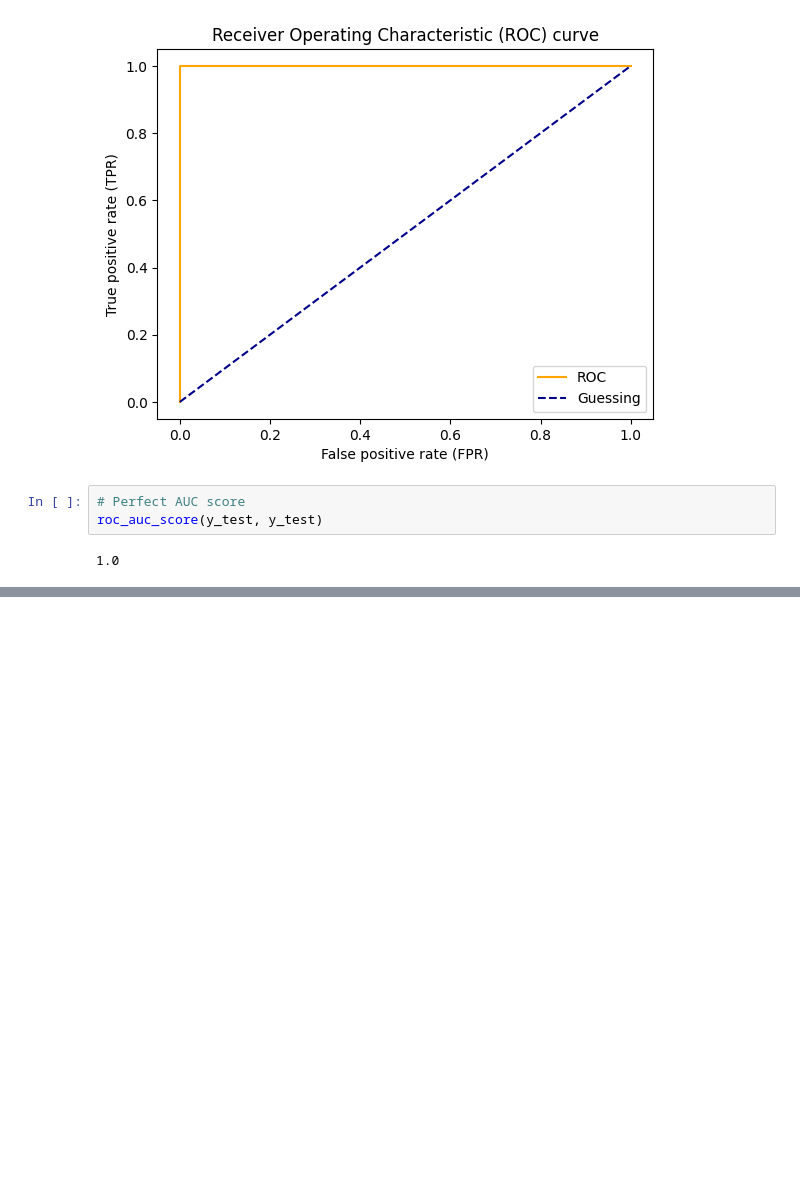
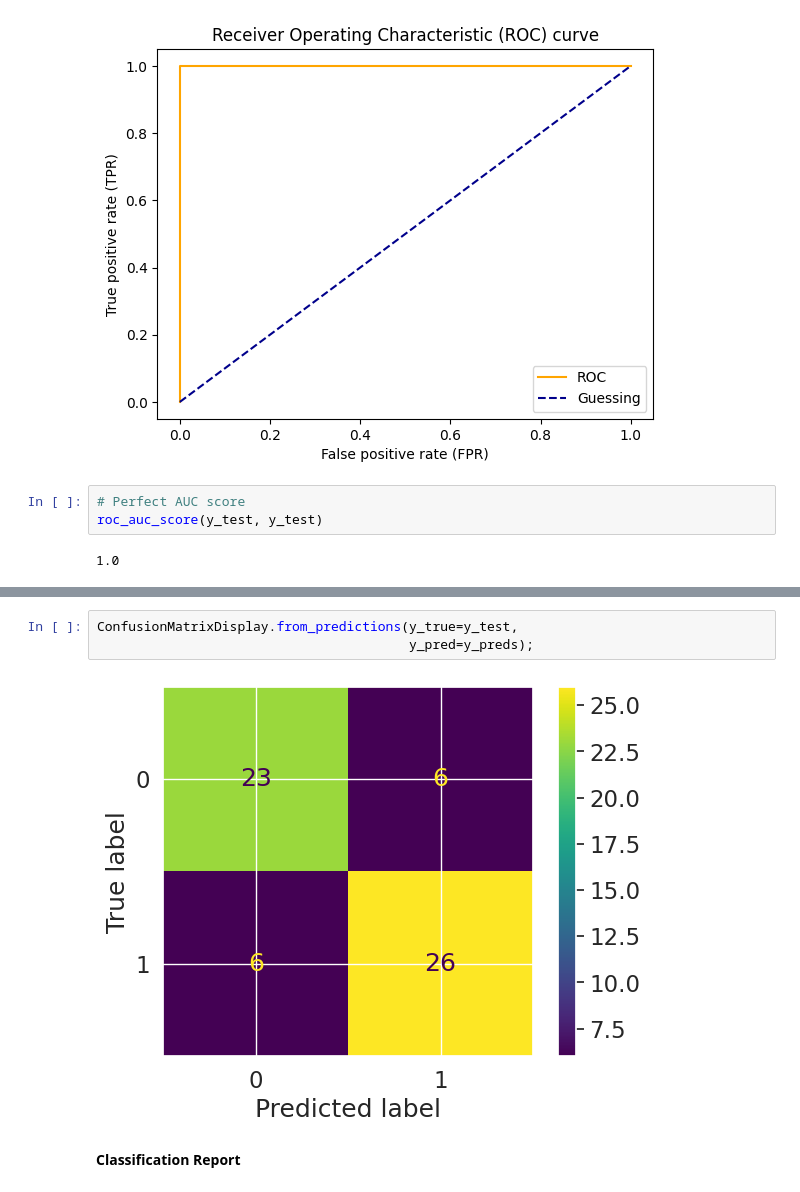
Before and after one commit to KostasEreksonas/ZTM_ML, a Jupyter notebook: introduction-to-scikit-learn.ipynb, the cells around one changed output, grey strips where cells are left out. Cells and saved outputs as stored; diff of their text form; blank space fills up the shorter version.

```diff
--- a/introduction-to-scikit-learn.ipynb
+++ b/introduction-to-scikit-learn.ipynb
@@ -949,0 +1141,7 @@ roc_auc_score(y_test, y_test)
+# %%
+ConfusionMatrixDisplay.from_predictions(y_true=y_test,
+                                        y_pred=y_preds);
+# %% [output]
+[figure, added]
+# %% [markdown]
+**Classification Report**
```
Also changed, not shown: parts of 89 cells of this notebook, 1 other file.
